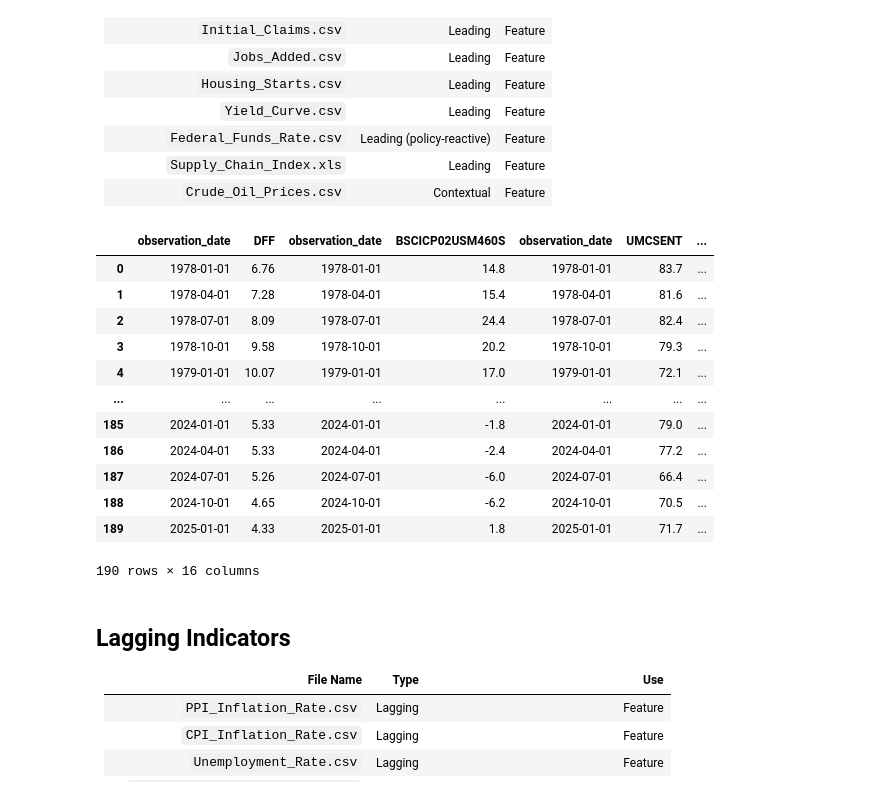
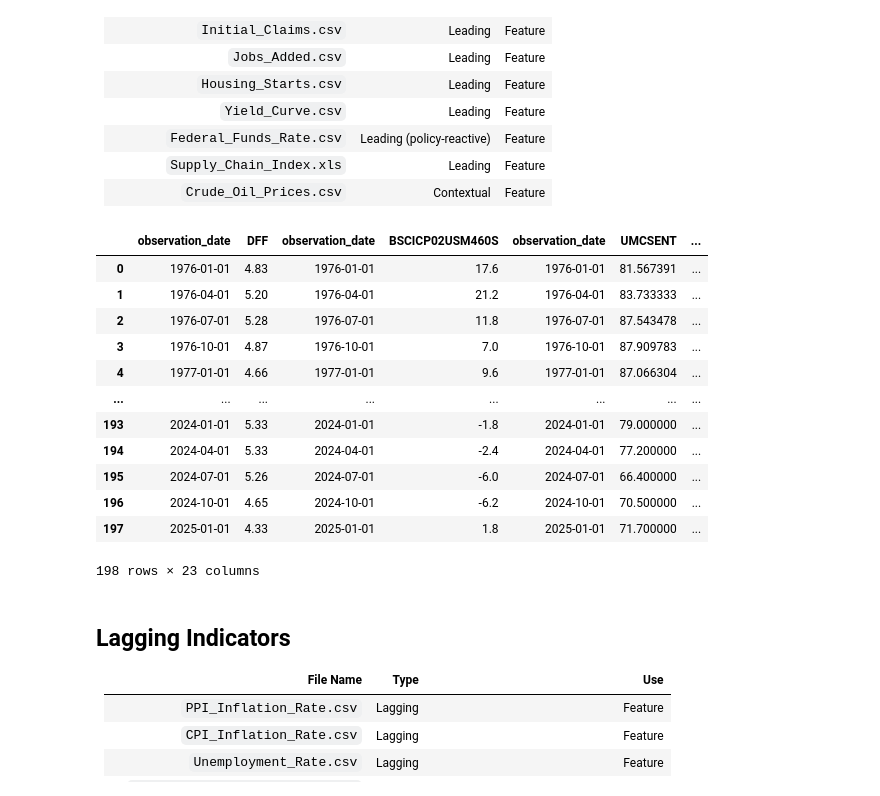
Before and after one commit to Makster04/FINAL_CAPSTONE_PROJECT, a Jupyter notebook: Notebook.ipynb, the cells around one changed output. Cells and saved outputs as stored; diff of their text form; code cells hidden in the pictures.

```diff
--- a/Notebook.ipynb
+++ b/Notebook.ipynb
@@ -20,12 +20,16 @@ import sqlite3
 # Load CSV files into DataFrames
 BCI_df = pd.read_csv('Leading/Business_Confidence_Index.csv')
 CCI_df = pd.read_csv('Leading/Consumer_Confidence_Index.csv', engine='python', on_bad_lines='skip')
+Credit_Conditions_df = pd.read_csv('Leading/Credit_Conditions.csv')
 Oil_Prices_df = pd.read_csv('Leading/Crude_Oil_Prices.csv')
+Durable_Goods_df = pd.read_csv('Leading/Durable_Goods_Orders.csv')
 Interest_Rates_df = pd.read_csv('Leading/Interest_Rates.csv')
-Yield_Curve_df = pd.read_csv('Leading/Yield_Curve.csv')
 Housing_Starts_df = pd.read_csv('Leading/Housing_Starts.csv')
 Jobless_Claims_df = pd.read_csv('Leading/Initial_Claims.csv')
 Jobs_Added_df = pd.read_csv('Leading/Jobs_Added.csv')
+Volatility_Index_df = pd.read_csv('Leading/Volatility_Index.csv')
+Yield_Curve_df = pd.read_csv('Leading/Yield_Curve.csv')
+
 
 # ---------------------------------------------------
 # 🗃️ Load DataFrames into an SQLite in-memory database
@@ -34,55 +38,63 @@ conn = sqlite3.connect(':memory:')
 
 BCI_df.to_sql('BusinessConfidence', conn, index=False, if_exists='replace')
 CCI_df.to_sql('ConsumerConfidence', conn, index=False, if_exists='replace')
+Credit_Conditions_df.to_sql('CreditConditions', conn, index=False, if_exists='replace')
 Oil_Prices_df.to_sql('OilPrices', conn, index=False, if_exists='replace')
+Durable_Goods_df.to_sql('DurableGoods', conn, index=False, if_exists='replace')
 Interest_Rates_df.to_sql('InterestRates', conn, index=False, if_exists='replace')
-Yield_Curve_df.to_sql('YieldCurve', conn, index=False, if_exists='replace')
 Housing_Starts_df.to_sql('HousingStarts', conn, index=False, if_exists='replace')
 Jobless_Claims_df.to_sql('JoblessClaims', conn, index=False, if_exists='replace')
 Jobs_Added_df.to_sql('JobsAdded', conn, index=False, if_exists='replace')
+Volatility_Index_df.to_sql('Volatility', conn, index=False, if_exists='replace')
+Yield_Curve_df.to_sql('YieldCurve', conn, index=False, if_exists='replace')
+
+
 
 # ---------------------------
 # 📊 SQL Query to Join Tables
 # ---------------------------
 sql_query = """
 SELECT *
 FROM InterestRates
 LEFT JOIN BusinessConfidence ON InterestRates.observation_date = BusinessConfidence.observation_date
 LEFT JOIN ConsumerConfidence ON InterestRates.observation_date = ConsumerConfidence.observation_date
+LEFT JOIN CreditConditions ON InterestRates.observation_date = CreditConditions.observation_date
 LEFT JOIN OilPrices ON InterestRates.observation_date = OilPrices.observation_date
-LEFT JOIN YieldCurve ON InterestRates.observation_date = YieldCurve.observation_date
+LEFT JOIN DurableGoods ON InterestRates.observation_date = DurableGoods.observation_date
 LEFT JOIN HousingStarts ON InterestRates.observation_date = HousingStarts.observation_date
 LEFT JOIN JoblessClaims ON InterestRates.observation_date = JoblessClaims.observation_date
 LEFT JOIN JobsAdded ON InterestRates.observation_date = JobsAdded.observation_date
-WHERE InterestRates.observation_date >= '1978-01-01'
+LEFT JOIN Volatility ON InterestRates.observation_date = Volatility.observation_date
+LEFT JOIN YieldCurve ON InterestRates.observation_date = YieldCurve.observation_date
+WHERE InterestRates.observation_date >= '1976-01-01'
 """
 
 # Execute the query and load results into a DataFrame
 Leading_Indicators_df = pd.read_sql_query(sql_query, conn)
 
 # Save the merged DataFrame to a new CSV file
 csv_filename = "Leading/Leading_Indicators_df.csv"
 Leading_Indicators_df.to_csv(csv_filename, index=False)
 
 # Close the connection
 conn.close()
 
 # Output the final DataFrame
 Leading_Indicators_df
 # %% [output]
 |  | observation_date | DFF | observation_date | BSCICP02USM460S | observation_date | UMCSENT | ... |
-| 0 | 1978-01-01 | 6.76 | 1978-01-01 | 14.8 | 1978-01-01 | 83.7 | ... |
-| 1 | 1978-04-01 | 7.28 | 1978-04-01 | 15.4 | 1978-04-01 | 81.6 | ... |
-| 2 | 1978-07-01 | 8.09 | 1978-07-01 | 24.4 | 1978-07-01 | 82.4 | ... |
-| 3 | 1978-10-01 | 9.58 | 1978-10-01 | 20.2 | 1978-10-01 | 79.3 | ... |
-| 4 | 1979-01-01 | 10.07 | 1979-01-01 | 17.0 | 1979-01-01 | 72.1 | ... |
+| 0 | 1976-01-01 | 4.83 | 1976-01-01 | 17.6 | 1976-01-01 | 81.567391 | ... |
+| 1 | 1976-04-01 | 5.20 | 1976-04-01 | 21.2 | 1976-04-01 | 83.733333 | ... |
+| 2 | 1976-07-01 | 5.28 | 1976-07-01 | 11.8 | 1976-07-01 | 87.543478 | ... |
+| 3 | 1976-10-01 | 4.87 | 1976-10-01 | 7.0 | 1976-10-01 | 87.909783 | ... |
+| 4 | 1977-01-01 | 4.66 | 1977-01-01 | 9.6 | 1977-01-01 | 87.066304 | ... |
 | ... | ... | ... | ... | ... | ... | ... | ... |
-| 185 | 2024-01-01 | 5.33 | 2024-01-01 | -1.8 | 2024-01-01 | 79.0 | ... |
-| 186 | 2024-04-01 | 5.33 | 2024-04-01 | -2.4 | 2024-04-01 | 77.2 | ... |
-| 187 | 2024-07-01 | 5.26 | 2024-07-01 | -6.0 | 2024-07-01 | 66.4 | ... |
-| 188 | 2024-10-01 | 4.65 | 2024-10-01 | -6.2 | 2024-10-01 | 70.5 | ... |
-| 189 | 2025-01-01 | 4.33 | 2025-01-01 | 1.8 | 2025-01-01 | 71.7 | ... |
+| 193 | 2024-01-01 | 5.33 | 2024-01-01 | -1.8 | 2024-01-01 | 79.000000 | ... |
+| 194 | 2024-04-01 | 5.33 | 2024-04-01 | -2.4 | 2024-04-01 | 77.200000 | ... |
+| 195 | 2024-07-01 | 5.26 | 2024-07-01 | -6.0 | 2024-07-01 | 66.400000 | ... |
+| 196 | 2024-10-01 | 4.65 | 2024-10-01 | -6.2 | 2024-10-01 | 70.500000 | ... |
+| 197 | 2025-01-01 | 4.33 | 2025-01-01 | 1.8 | 2025-01-01 | 71.700000 | ... |
-190 rows × 16 columns
+198 rows × 23 columns
 # %% [markdown]
 ## Lagging Indicators
 | File Name | Type | Use |
```
Also changed, not shown: parts of 13 cells of this notebook, 20 other files.
